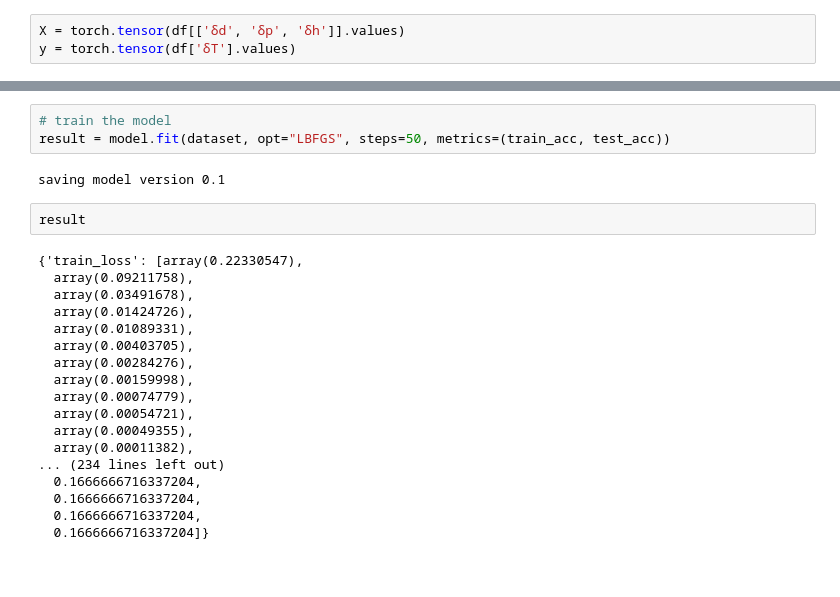
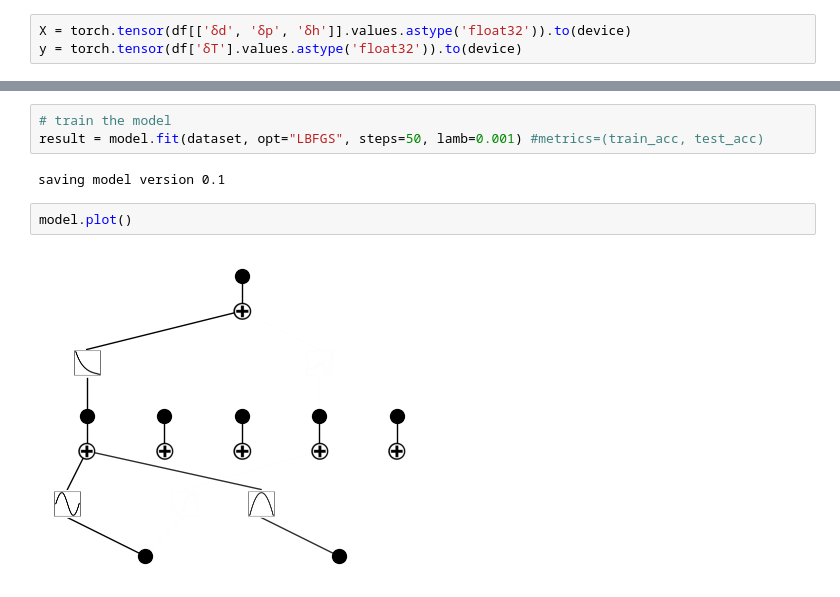
Before and after one commit to uentinnlea/MI_tool, a Jupyter notebook: KAN/Hansen solubility/hansen_solubility.ipynb, the cells around one changed output, grey strips where cells are left out. Saved outputs shown, nothing was run; the diff lists cells and outputs as text; blank space fills up the shorter version.

```diff
--- a/KAN/Hansen solubility/hansen_solubility.ipynb
+++ b/KAN/Hansen solubility/hansen_solubility.ipynb
@@ -31,4 +26,4 @@ Index(['Solvents', 'δd', 'δp', 'δh', 'δT', 'X2', 'Δδ', 'Weight'], dtype='o
 # %%
-X = torch.tensor(df[['δd', 'δp', 'δh']].values)
-y = torch.tensor(df['δT'].values)
+X = torch.tensor(df[['δd', 'δp', 'δh']].values.astype('float32')).to(device)
+y = torch.tensor(df['δT'].values.astype('float32')).to(device)
 # %%
@@ -101,26 +71,10 @@ def test_acc():
     return torch.mean((torch.round(model(dataset['test_input'])[:,0]) == dataset['test_label'][:,0]).float())
 # %%
 # train the model
-result = model.fit(dataset, opt="LBFGS", steps=50, metrics=(train_acc, test_acc))
+result = model.fit(dataset, opt="LBFGS", steps=50, lamb=0.001) #metrics=(train_acc, test_acc)
 # %% [output]
 saving model version 0.1
-# %%
-result
-# %% [output]
-{'train_loss': [array(0.22330547),
-  array(0.09211758),
-  array(0.03491678),
-  array(0.01424726),
-  array(0.01089331),
-  array(0.00403705),
-  array(0.00284276),
-  array(0.00159998),
-  array(0.00074779),
-  array(0.00054721),
-  array(0.00049355),
-  array(0.00011382),
-... (234 lines left out)
-  0.1666666716337204,
-  0.1666666716337204,
-  0.1666666716337204,
-  0.1666666716337204]}
+# %%
+model.plot()
+# %% [output]
+[figure, added]
```
Also changed, not shown: parts of 17 cells of this notebook.
